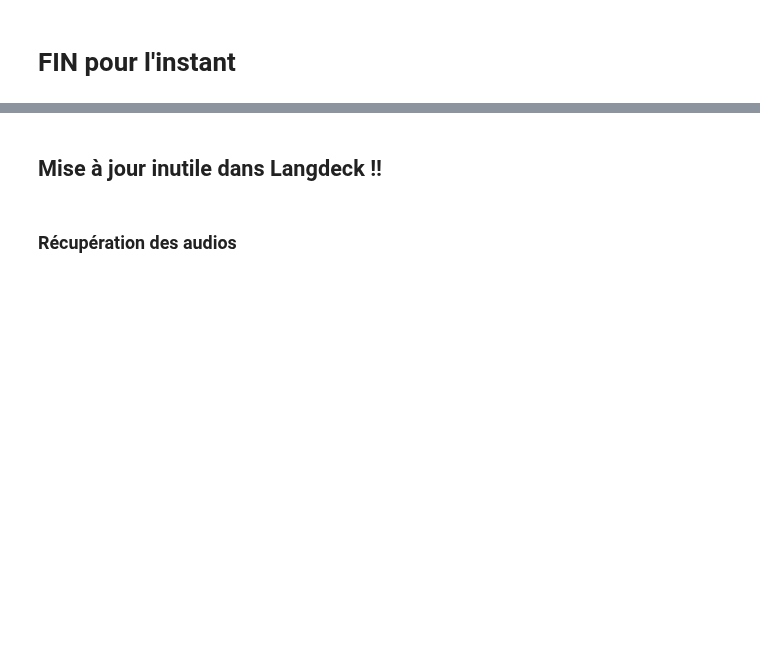
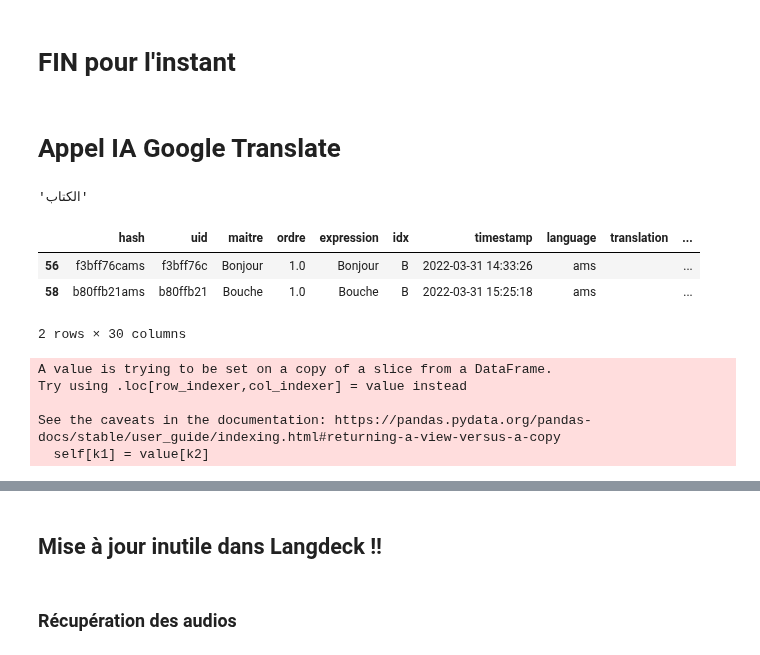
Before and after one commit to gretiere545/corpus, a Jupyter notebook: corpus_sync_airtable.ipynb, the cells around one changed output, grey strips where cells are left out. Cells and saved outputs as stored; diff of their text form; code cells hidden in the pictures; blank space fills up the shorter version.

```diff
--- a/corpus_sync_airtable.ipynb
+++ b/corpus_sync_airtable.ipynb
@@ -541,3 +575,6 @@ for index, row in df_newly_updated_in_langdeck.iterrows():
       t_corpus.update_cell(cell.row, 7, str(pd.to_datetime(row['timestamp'])))
 # on recharge avec les nouvelles données
 df_langdeck = get_df_langdeck(db_langdeck_url)
+# %%
+# on ajoute une colonne de translation state (0=VOID; 1=PENDING; 2=OK; 3=KO)
+df_langdeck["translation_state"] = df_langdeck["translation"].apply(lambda x:0 if x=="" else 1)
@@ -661,2 +664,4 @@ df_langdeck.groupby(["language",""])
 # %% [markdown]
 # FIN pour l'instant
+# %% [markdown]
+# Appel IA Google Translate
@@ -662,0 +673,5 @@ df_langdeck.groupby(["language",""])
+# %%
+translation = translate("Forearm", "ar")
+translation
+# %% [output]
+'الكتاب'
@@ -662,0 +686,17 @@ df_langdeck.groupby(["language",""])
+# %%
+df_txtai = df_langdeck.loc[(df_langdeck["language"]=="ams") & (df_langdeck["translation_state"]==0) & (df_langdeck["idx"]=="B")]
+# %%
+df_txtai
+# %% [output]
+|  | hash | uid | maitre | ordre | expression | idx | timestamp | language | translation | ... |
+| 56 | f3bff76cams | f3bff76c | Bonjour | 1.0 | Bonjour | B | 2022-03-31 14:33:26 | ams |  | ... |
+| 58 | b80ffb21ams | b80ffb21 | Bouche | 1.0 | Bouche | B | 2022-03-31 15:25:18 | ams |  | ... |
+2 rows × 30 columns
+# %%
+df_txtai[["translation","translation_state"]]=df_txtai[["expression","translation_state"]].apply(lambda x: txtai_alpha(x[0], "ar") if x[1]==0 else "", axis=1, result_type="expand")
+# %% [output]
+A value is trying to be set on a copy of a slice from a DataFrame.
+Try using .loc[row_indexer,col_indexer] = value instead
+
+See the caveats in the documentation: https://pandas.pydata.org/pandas-docs/stable/user_guide/indexing.html#returning-a-view-versus-a-copy
+  self[k1] = value[k2]
```
Also changed, not shown: parts of 25 cells of this notebook.
